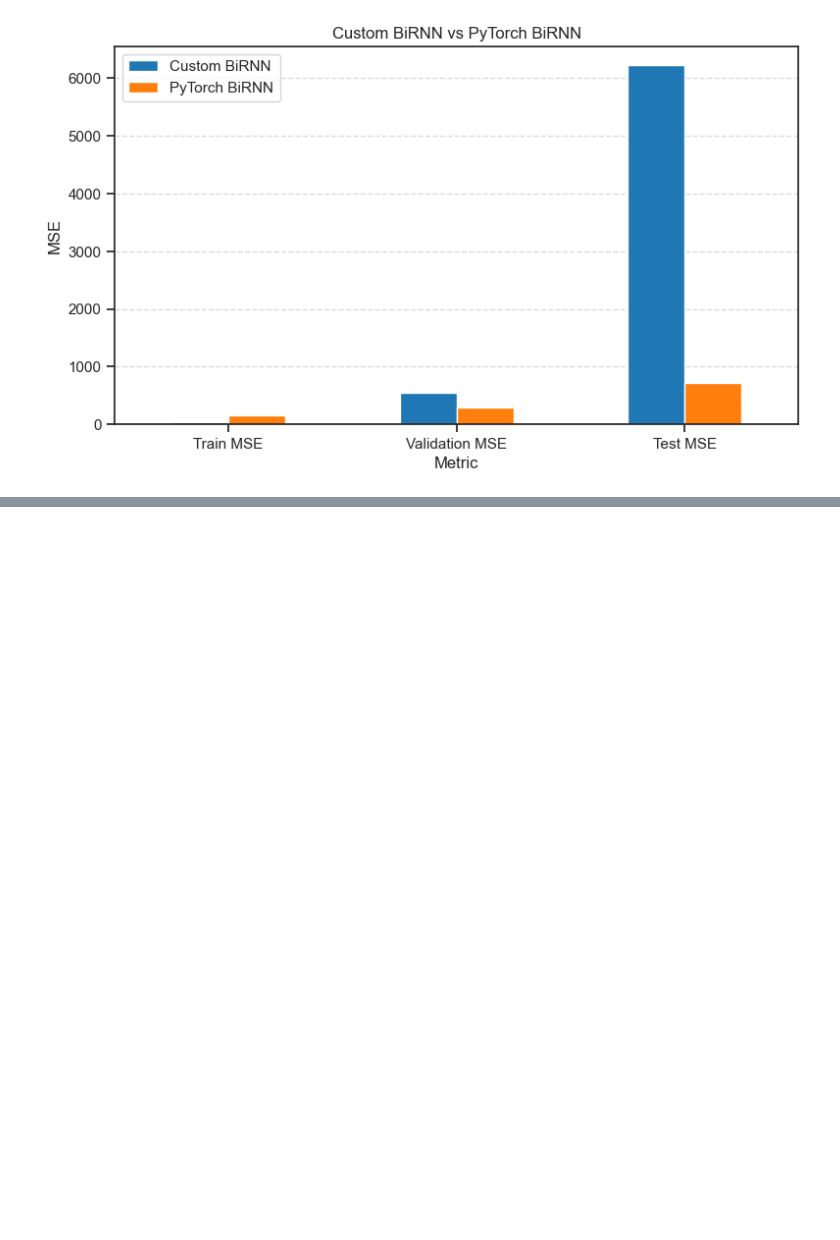
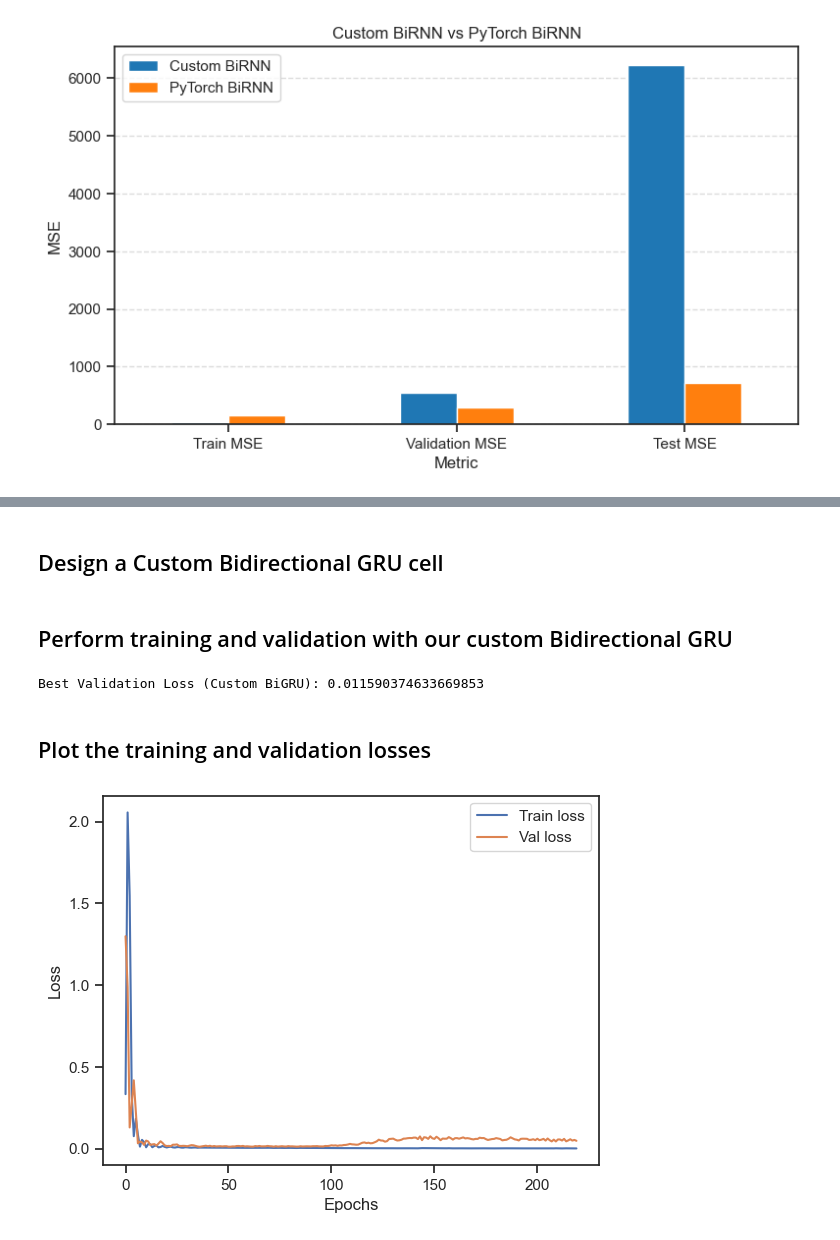
Before and after one commit to ShambaC/Deep-Learning-Lab-AI69202, a Jupyter notebook: Bi-RNN/bi-rnn.ipynb, the cells around one changed output, grey strips where cells are left out. Saved outputs shown, nothing was run; the diff lists cells and outputs as text; code cells hidden in the pictures; blank space fills up the shorter version.

```diff
--- a/Bi-RNN/bi-rnn.ipynb
+++ b/Bi-RNN/bi-rnn.ipynb
@@ -530,0 +842,2 @@ PyTorch BiRNN Test MSE: 723.1595492477072
+# %% [markdown]
+## Design a Custom Bidirectional GRU cell
@@ -530,0 +937,34 @@ PyTorch BiRNN Test MSE: 723.1595492477072
+# %% [markdown]
+## Perform training and validation with our custom Bidirectional GRU
+# %%
+bigru_num_layers = 2
+bigru_input_size = X_train.shape[-1]
+bigru_hidden_size = 256 if device.type == "cuda" else 96
+bigru_num_epochs = 220 if device.type == "cuda" else 110
+
+custom_bigru_model = CustomBiGRU(
+    bigru_num_layers, bigru_input_size, bigru_hidden_size, True, device
+).to(device)
+
+custom_bigru_train_loss, custom_bigru_val_loss, best_custom_bigru_model, custom_bigru_best_val = train_and_validate_model(
+    custom_bigru_model,
+    train_data_loader,
+    val_data_loader,
+    bigru_num_epochs,
+    desc="Training Custom BiGRU",
+)
+
+print("Best Validation Loss (Custom BiGRU):", custom_bigru_best_val)
+# %% [output]
+Best Validation Loss (Custom BiGRU): 0.011590374633669853
+# %% [markdown]
+## Plot the training and validation losses
+# %%
+sns.lineplot(x=np.arange(bigru_num_epochs), y=custom_bigru_train_loss, label="Train loss")
+sns.lineplot(x=np.arange(bigru_num_epochs), y=custom_bigru_val_loss, label="Val loss")
+plt.xlabel("Epochs")
+plt.ylabel("Loss")
+plt.legend()
+plt.show()
+# %% [output]
+[figure, added]
```
Also changed, not shown: parts of 25 cells of this notebook, 1 other file.
